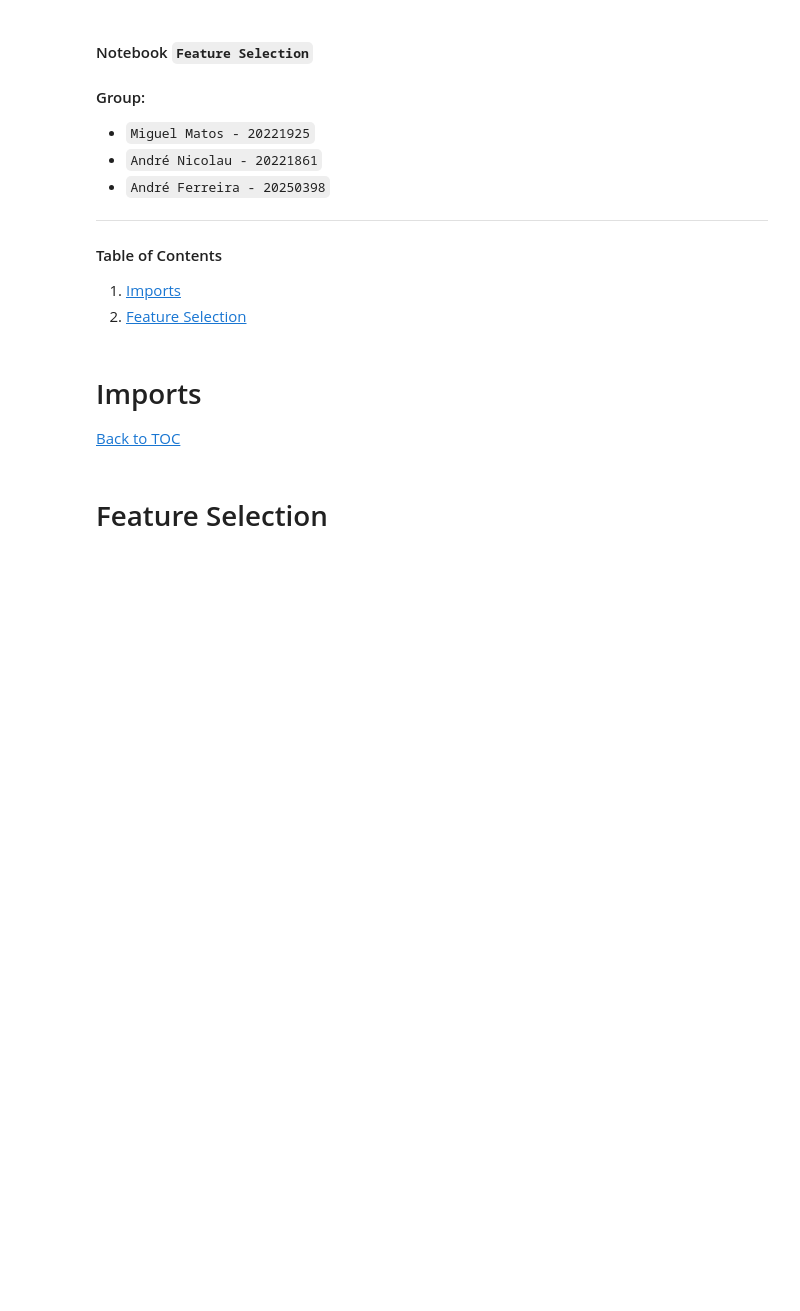
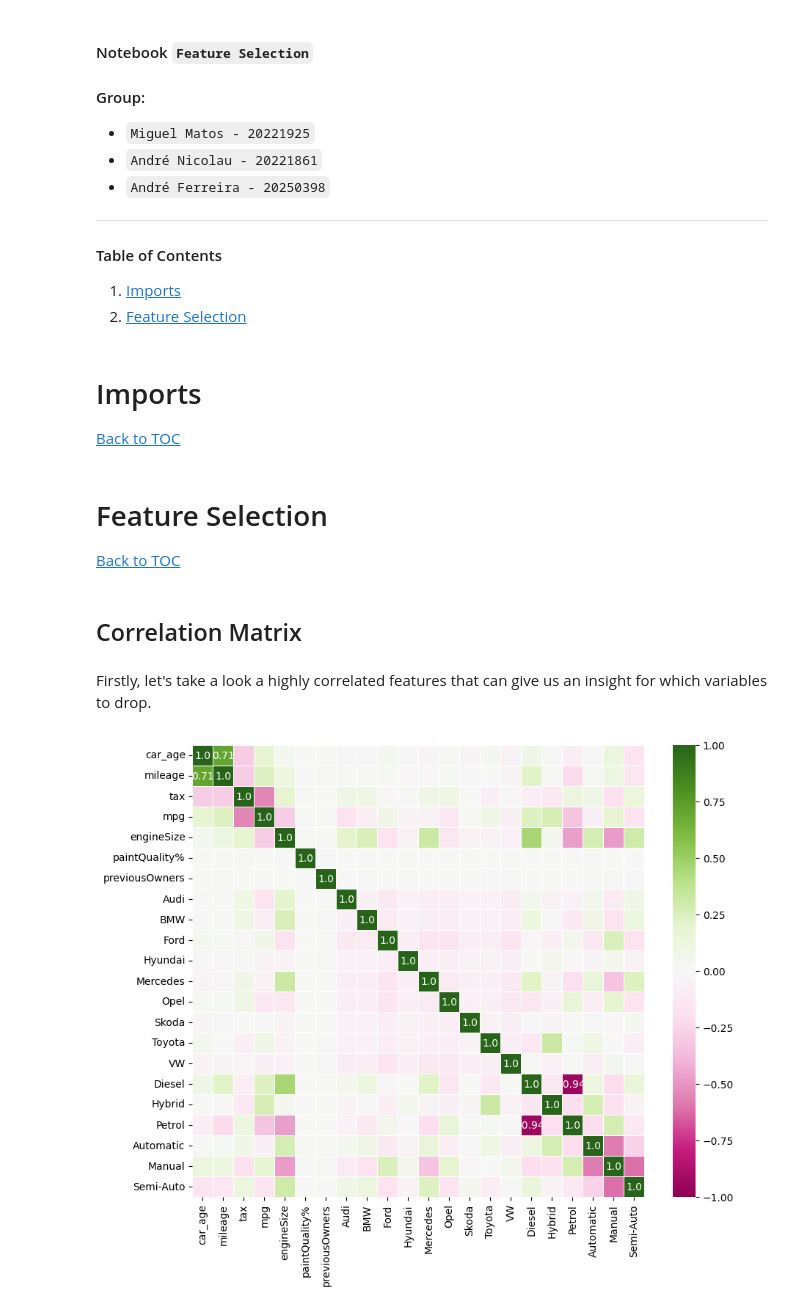
Before and after one commit to andrerangelferreira/ML_Project_Group42, a Jupyter notebook: notebooks/2.Feature_Selection.ipynb, the cells around one changed output. Cells and saved outputs as stored; diff of their text form; code cells hidden in the pictures; blank space fills up the shorter version.

```diff
--- a/notebooks/2.Feature_Selection.ipynb
+++ b/notebooks/2.Feature_Selection.ipynb
@@ -17,12 +17,24 @@
 # %%
 from functions import *
 # %%
-X_train = pd.read_csv("/Users/miguelmatos/Documents/GitHub/Machine_Learning_project/ML_Project_Group42/data/X_train.csv", index_col= "carID")
-y_train = pd.read_csv("/Users/miguelmatos/Documents/GitHub/Machine_Learning_project/ML_Project_Group42/data/y_train.csv", index_col= "carID")
+X_train = pd.read_csv("../data/X_train.csv", index_col= "carID")
+y_train = pd.read_csv("../data/y_train.csv", index_col= "carID")
 
-X_val = pd.read_csv("/Users/miguelmatos/Documents/GitHub/Machine_Learning_project/ML_Project_Group42/data/X_val.csv", index_col= "carID")
-y_val = pd.read_csv("/Users/miguelmatos/Documents/GitHub/Machine_Learning_project/ML_Project_Group42/data/y_val.csv", index_col= "carID")
+X_val = pd.read_csv("../data/X_val.csv", index_col= "carID")
+y_val = pd.read_csv("../data/y_val.csv", index_col= "carID")
+
+#For testing categorical variables
+X_categoricals = pd.read_csv("../data/data_cleaned.csv", index_col= "carID")
 
 pd.set_option("display.max_columns", None)
 # %% [markdown]
 # Feature Selection
+[Back to TOC](#toc)
+# %% [markdown]
+## Correlation Matrix
+# %% [markdown]
+Firstly, let's take a look a highly correlated features that can give us an insight for which variables to drop.
+# %%
+correlation_matrix(X_train, 0.7)
+# %% [output]
+[figure, added]
```
Also changed, not shown: parts of 14 cells of this notebook, 6 other files.
